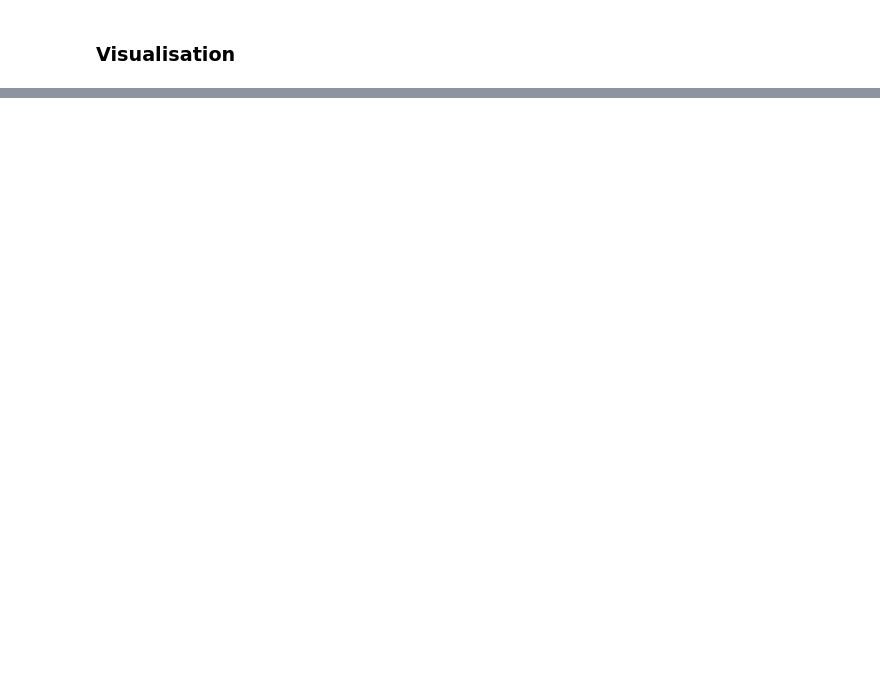
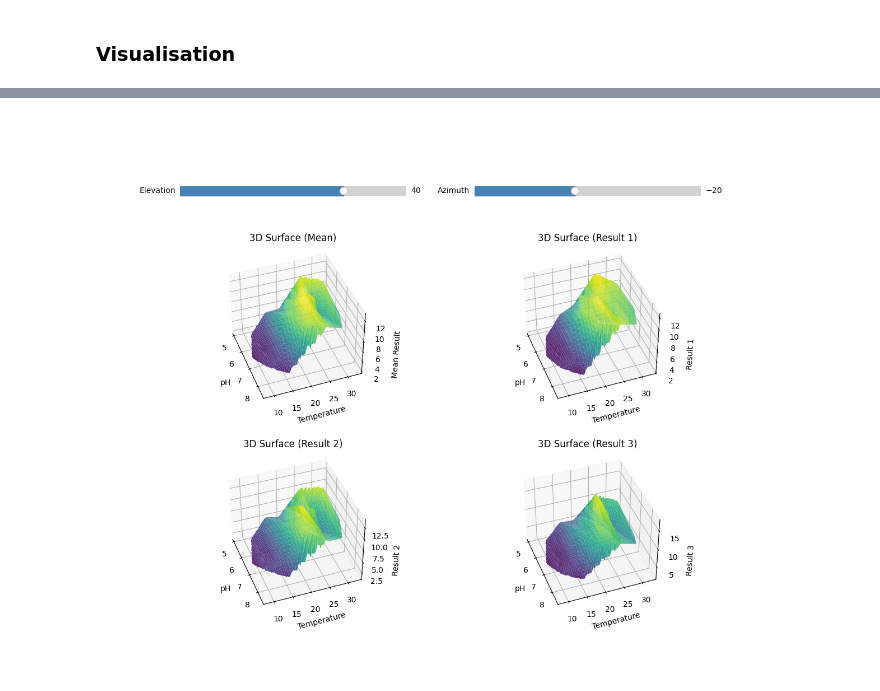
Before and after one commit to QuiriniusvonBayern/Bayesian-Optimization-for-Biology, a Jupyter notebook: notebooks/bayes_optimization.ipynb, the cells around one changed output, grey strips where cells are left out. Saved outputs shown, nothing was run; the diff lists cells and outputs as text; code cells hidden in the pictures; blank space fills up the shorter version.

Commit message:
Add ipympl to requirements for interactive plotting support. Added interactive 3D-Plots for the heatmaps of the raw training data.

```diff
--- a/notebooks/bayes_optimization.ipynb
+++ b/notebooks/bayes_optimization.ipynb
@@ -330 +329,78 @@ plt.show()
 [figure]
+# %%
+%matplotlib widget
+
+import matplotlib.pyplot as plt
+import matplotlib.gridspec as gridspec
+from matplotlib.widgets import Slider
+import numpy as np
+from scipy.interpolate import griddata
+
+# ── Interpolationsgitter ──────────────────────────────────────────
+x = np.linspace(ph_values.min(),           ph_values.max(),           100)
+y = np.linspace(temperatures_values.min(), temperatures_values.max(), 100)
+X, Y = np.meshgrid(x, y)
+
+means = [np.mean(v) for v in result]
+r1    = [v[0] for v in result]
+r2    = [v[1] for v in result]
+r3    = [v[2] for v in result]
+
+points = (ph_values, temperatures_values)
+Z_grids = [
+    griddata(points, vals, (X, Y), method=INTERPOLATION)#'cubic')
+    for vals in (means, r1, r2, r3)
+]
+
+zlabels     = ['Mean Result', 'Result 1', 'Result 2', 'Result 3']
+titles_3d   = [f'3D Surface ({t})' for t in ['Mean', 'Result 1', 'Result 2', 'Result 3']]
+
+# ── Layout: Slider oben, 3D-Plots darunter ───────────────────────
+elev_init, azim_init = 40, -20
+
+fig = plt.figure(figsize=(12, 10))
+gs = gridspec.GridSpec(
+    3, 2,
+    figure=fig,
+    height_ratios=[0.12, 1, 1],
+    hspace=0.4,
+    wspace=0.3,
+)
+
+# ── Slider (Zeile 0, zentriert in Spalten 1 & 2) ─────────────────
+ax_elev = fig.add_subplot(gs[0, 0])
+ax_azim = fig.add_subplot(gs[0, 1])
+
+slider_elev = Slider(ax_elev, 'Elevation', -90,  90,  valinit=elev_init, valstep=1, color='steelblue')
+slider_azim = Slider(ax_azim, 'Azimuth',  -180, 180,  valinit=azim_init, valstep=1, color='steelblue')
+
+# ── 3D-Plots (Zeile 1) ────────────────────────────────────────────
+axes_3d = []
+for i, (Z, zlabel, title) in enumerate(zip(Z_grids, zlabels, titles_3d)):
+    j = 1
+    if i > 1:
+        j=2
+        i-=2
+    ax = fig.add_subplot(gs[j, i], projection='3d')
+    ax.plot_surface(X, Y, Z, cmap='viridis', alpha=0.9)
+    ax.set_xlabel('pH',          fontsize=10)
+    ax.set_ylabel('Temperature', fontsize=10)
+    ax.set_zlabel(zlabel,        fontsize=10)
+    ax.set_title(title,          fontsize=12)
+    ax.view_init(elev=elev_init, azim=azim_init)
+    axes_3d.append(ax)
+
+# ── Callback ──────────────────────────────────────────────────────
+def update_view(_):
+    for ax in axes_3d:
+        ax.view_init(elev=slider_elev.val, azim=slider_azim.val)
+    fig.canvas.draw_idle()
+
+slider_elev.on_changed(update_view)
+slider_azim.on_changed(update_view)
+
+Path(f"../plots/{FILENAME}").mkdir(parents=True, exist_ok=True)
+plt.savefig(f"../plots/{FILENAME}/data_3D_heatmaps.png", dpi=150, bbox_inches='tight')
+plt.show()
+# %% [output]
+[figure, added]
```
Also changed, not shown: parts of 3 cells of this notebook, 1 other file.
